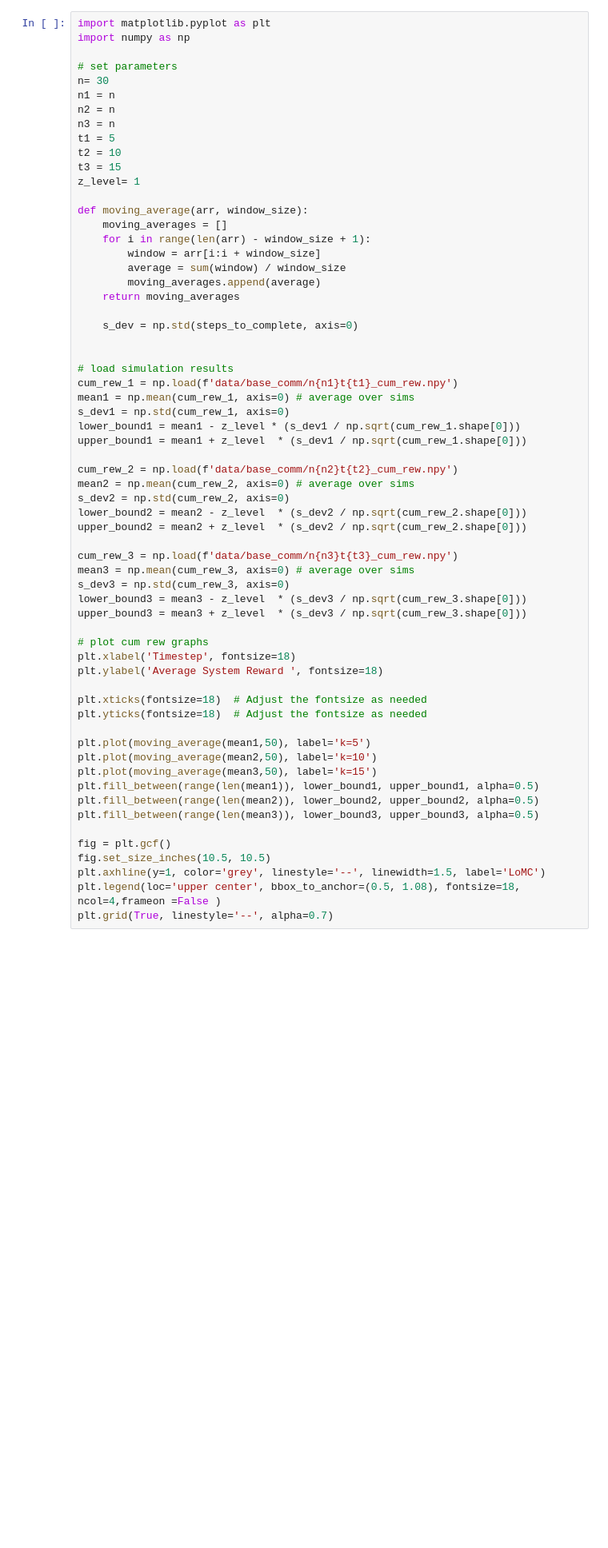
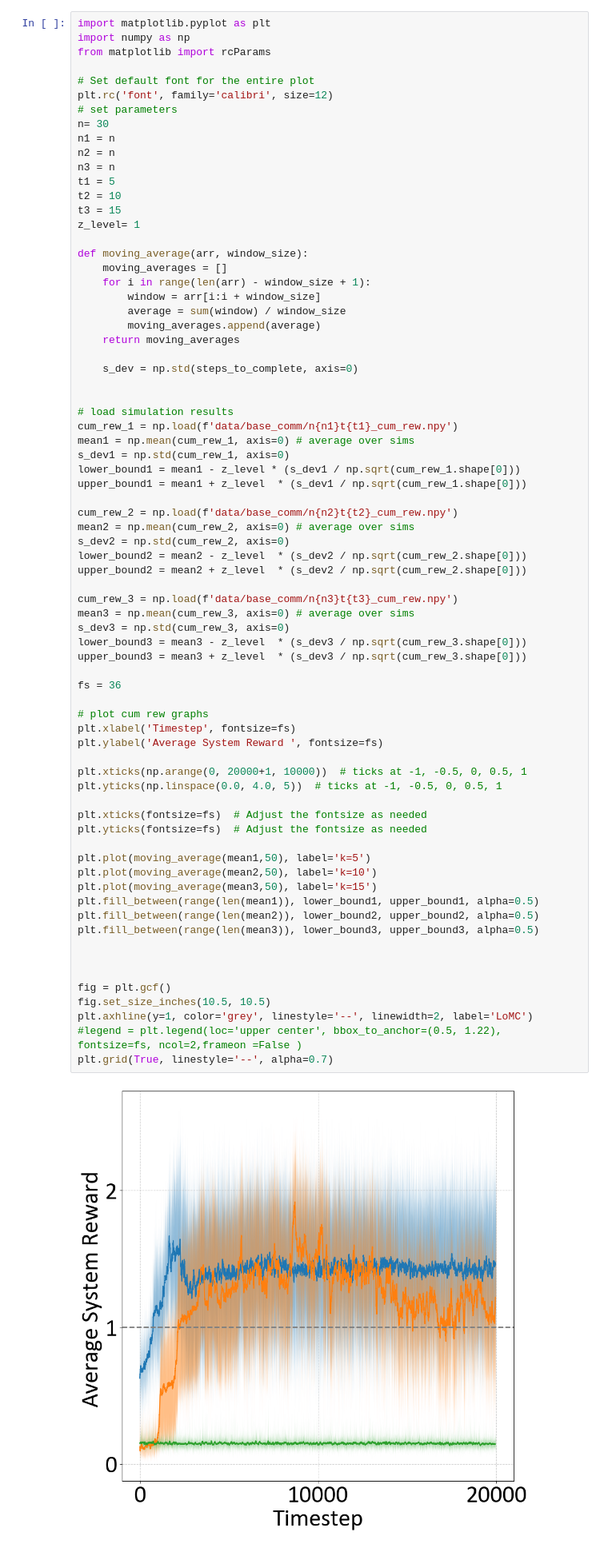
Before and after one commit to akhimoche/coop-form-marl, a Jupyter notebook: graph_test.ipynb, the cells around one changed output. Shown at 80% size. Saved outputs shown, nothing was run; the diff lists cells and outputs as text; blank space fills up the shorter version.

Commit message:
updated graph test

```diff
--- a/graph_test.ipynb
+++ b/graph_test.ipynb
@@ -1,7 +1,10 @@
 # %%
 import matplotlib.pyplot as plt
 import numpy as np
+from matplotlib import rcParams
 
+# Set default font for the entire plot
+plt.rc('font', family='calibri', size=12)
 # set parameters
 n= 30
 n1 = n
@@ -28,39 +31,48 @@ cum_rew_1 = np.load(f'data/base_comm/n{n1}t{t1}_cum_rew.npy')
 mean1 = np.mean(cum_rew_1, axis=0) # average over sims
 s_dev1 = np.std(cum_rew_1, axis=0)
 lower_bound1 = mean1 - z_level * (s_dev1 / np.sqrt(cum_rew_1.shape[0]))
 upper_bound1 = mean1 + z_level  * (s_dev1 / np.sqrt(cum_rew_1.shape[0]))
 
 cum_rew_2 = np.load(f'data/base_comm/n{n2}t{t2}_cum_rew.npy')
 mean2 = np.mean(cum_rew_2, axis=0) # average over sims
 s_dev2 = np.std(cum_rew_2, axis=0)
 lower_bound2 = mean2 - z_level  * (s_dev2 / np.sqrt(cum_rew_2.shape[0]))
 upper_bound2 = mean2 + z_level  * (s_dev2 / np.sqrt(cum_rew_2.shape[0]))
 
 cum_rew_3 = np.load(f'data/base_comm/n{n3}t{t3}_cum_rew.npy')
 mean3 = np.mean(cum_rew_3, axis=0) # average over sims
 s_dev3 = np.std(cum_rew_3, axis=0)
 lower_bound3 = mean3 - z_level  * (s_dev3 / np.sqrt(cum_rew_3.shape[0]))
 upper_bound3 = mean3 + z_level  * (s_dev3 / np.sqrt(cum_rew_3.shape[0]))
 
+fs = 36
+
 # plot cum rew graphs
-plt.xlabel('Timestep', fontsize=18)
-plt.ylabel('Average System Reward ', fontsize=18)
+plt.xlabel('Timestep', fontsize=fs)
+plt.ylabel('Average System Reward ', fontsize=fs)
 
-plt.xticks(fontsize=18)  # Adjust the fontsize as needed
-plt.yticks(fontsize=18)  # Adjust the fontsize as needed
+plt.xticks(np.arange(0, 20000+1, 10000))  # ticks at -1, -0.5, 0, 0.5, 1
+plt.yticks(np.linspace(0.0, 4.0, 5))  # ticks at -1, -0.5, 0, 0.5, 1
+
+plt.xticks(fontsize=fs)  # Adjust the fontsize as needed
+plt.yticks(fontsize=fs)  # Adjust the fontsize as needed
 
 plt.plot(moving_average(mean1,50), label='k=5')
 plt.plot(moving_average(mean2,50), label='k=10')
 plt.plot(moving_average(mean3,50), label='k=15')
 plt.fill_between(range(len(mean1)), lower_bound1, upper_bound1, alpha=0.5)
 plt.fill_between(range(len(mean2)), lower_bound2, upper_bound2, alpha=0.5)
 plt.fill_between(range(len(mean3)), lower_bound3, upper_bound3, alpha=0.5)
 
+
+
 fig = plt.gcf()
 fig.set_size_inches(10.5, 10.5)
-plt.axhline(y=1, color='grey', linestyle='--', linewidth=1.5, label='LoMC')
-plt.legend(loc='upper center', bbox_to_anchor=(0.5, 1.08), fontsize=18, ncol=4,frameon =False )
+plt.axhline(y=1, color='grey', linestyle='--', linewidth=2, label='LoMC')
+#legend = plt.legend(loc='upper center', bbox_to_anchor=(0.5, 1.22), fontsize=fs, ncol=2,frameon =False )
 plt.grid(True, linestyle='--', alpha=0.7)
+# %% [output]
+[figure, added]
 # %%
 actions_1 = np.load(f'data/base_comm/n{n1}t{t1}_actions.npy')
 actions_2 = np.load(f'data/base_comm/n{n2}t{t2}_actions.npy')
```
Also changed, not shown: parts of 2 cells of this notebook.
